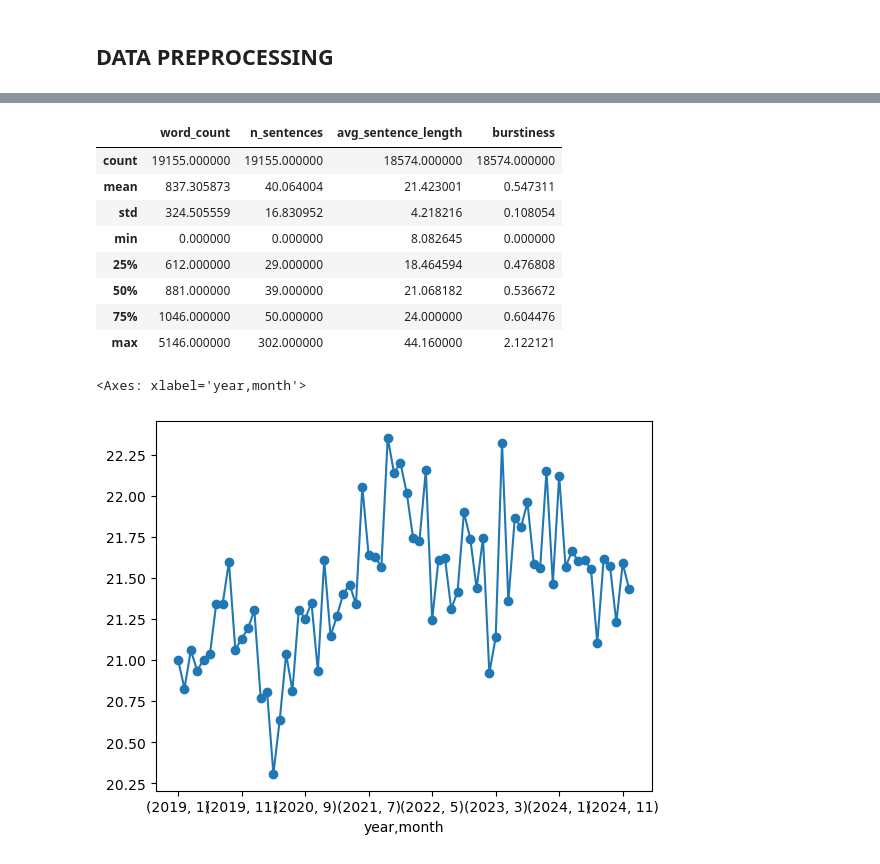
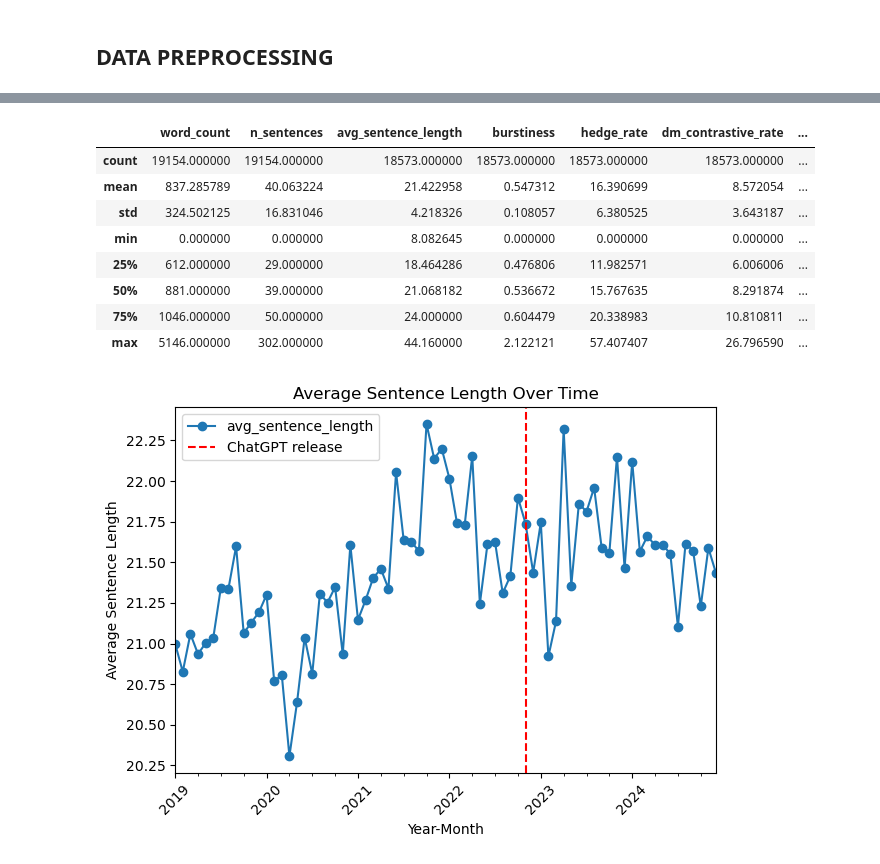
Before and after one commit to KaizenThe1st/ST312, a Jupyter notebook: Data_Opinions.ipynb, the cells around one changed output, grey strips where cells are left out. Cells and saved outputs as stored; diff of their text form; code cells hidden in the pictures.

```diff
--- a/Data_Opinions.ipynb
+++ b/Data_Opinions.ipynb
@@ -452,4 +463,4 @@ df_clean["word_count"] = word_counts
 df_clean["avg_sentence_length"] = avg_sentence_lengths
 df_clean["burstiness"] = burstiness_scores
 df_clean["hedge_count"] = hedge_counts
-df_clean["hedge_rate"] = df_clean["hedge_count"] / df_clean["word_count"]
+df_clean["hedge_rate"] = (df_clean["hedge_count"] / df_clean["word_count"]) * 1000
@@ -458,21 +564,48 @@ df_clean[[
     "word_count",
     "n_sentences",
     "avg_sentence_length",
-    "burstiness"
+    "burstiness",
+    "hedge_rate",
+    "dm_contrastive_rate",
+    "dm_elaborative_rate",
+    "dm_implicative_rate"
 ]].describe()
 # %% [output]
-|  | word_count | n_sentences | avg_sentence_length | burstiness |
-| count | 19155.000000 | 19155.000000 | 18574.000000 | 18574.000000 |
-| mean | 837.305873 | 40.064004 | 21.423001 | 0.547311 |
-| std | 324.505559 | 16.830952 | 4.218216 | 0.108054 |
-| min | 0.000000 | 0.000000 | 8.082645 | 0.000000 |
-| 25% | 612.000000 | 29.000000 | 18.464594 | 0.476808 |
-| 50% | 881.000000 | 39.000000 | 21.068182 | 0.536672 |
-| 75% | 1046.000000 | 50.000000 | 24.000000 | 0.604476 |
-| max | 5146.000000 | 302.000000 | 44.160000 | 2.122121 |
+|  | word_count | n_sentences | avg_sentence_length | burstiness | hedge_rate | dm_contrastive_rate | ... |
+| count | 19154.000000 | 19154.000000 | 18573.000000 | 18573.000000 | 18573.000000 | 18573.000000 | ... |
+| mean | 837.285789 | 40.063224 | 21.422958 | 0.547312 | 16.390699 | 8.572054 | ... |
+| std | 324.502125 | 16.831046 | 4.218326 | 0.108057 | 6.380525 | 3.643187 | ... |
+| min | 0.000000 | 0.000000 | 8.082645 | 0.000000 | 0.000000 | 0.000000 | ... |
+| 25% | 612.000000 | 29.000000 | 18.464286 | 0.476806 | 11.982571 | 6.006006 | ... |
+| 50% | 881.000000 | 39.000000 | 21.068182 | 0.536672 | 15.767635 | 8.291874 | ... |
+| 75% | 1046.000000 | 50.000000 | 24.000000 | 0.604479 | 20.338983 | 10.810811 | ... |
+| max | 5146.000000 | 302.000000 | 44.160000 | 2.122121 | 57.407407 | 26.796590 | ... |
+# %%
+df_clean["year_month"] = pd.to_datetime(
+    df_clean["year"].astype(str) + "-" + df_clean["month"].astype(str)
+)
 # %%
-df_clean.groupby(["year", "month"])["avg_sentence_length"].mean().plot(marker="o")
+grouped = df_clean.groupby("year_month")["avg_sentence_length"].mean()
+
+ax = grouped.plot(marker="o")
+
+# Add vertical line at Nov 2022
+ax.axvline(
+    pd.Timestamp("2022-11-01"),
+    color="red",
+    linestyle="--",
+    label="ChatGPT release"
+)
+
+ax.legend()
+ax.set_xlabel("Year-Month")
+ax.set_ylabel("Average Sentence Length")
+ax.set_title("Average Sentence Length Over Time")
+
+ax.tick_params(axis="x", rotation=45)
+
+plt.tight_layout()
+plt.show()
 # %% [output]
-<Axes: xlabel='year,month'>
-[figure, old version]
+[figure, new version]
 # %%
```
Also changed, not shown: parts of 16 cells of this notebook, 2 other files.
